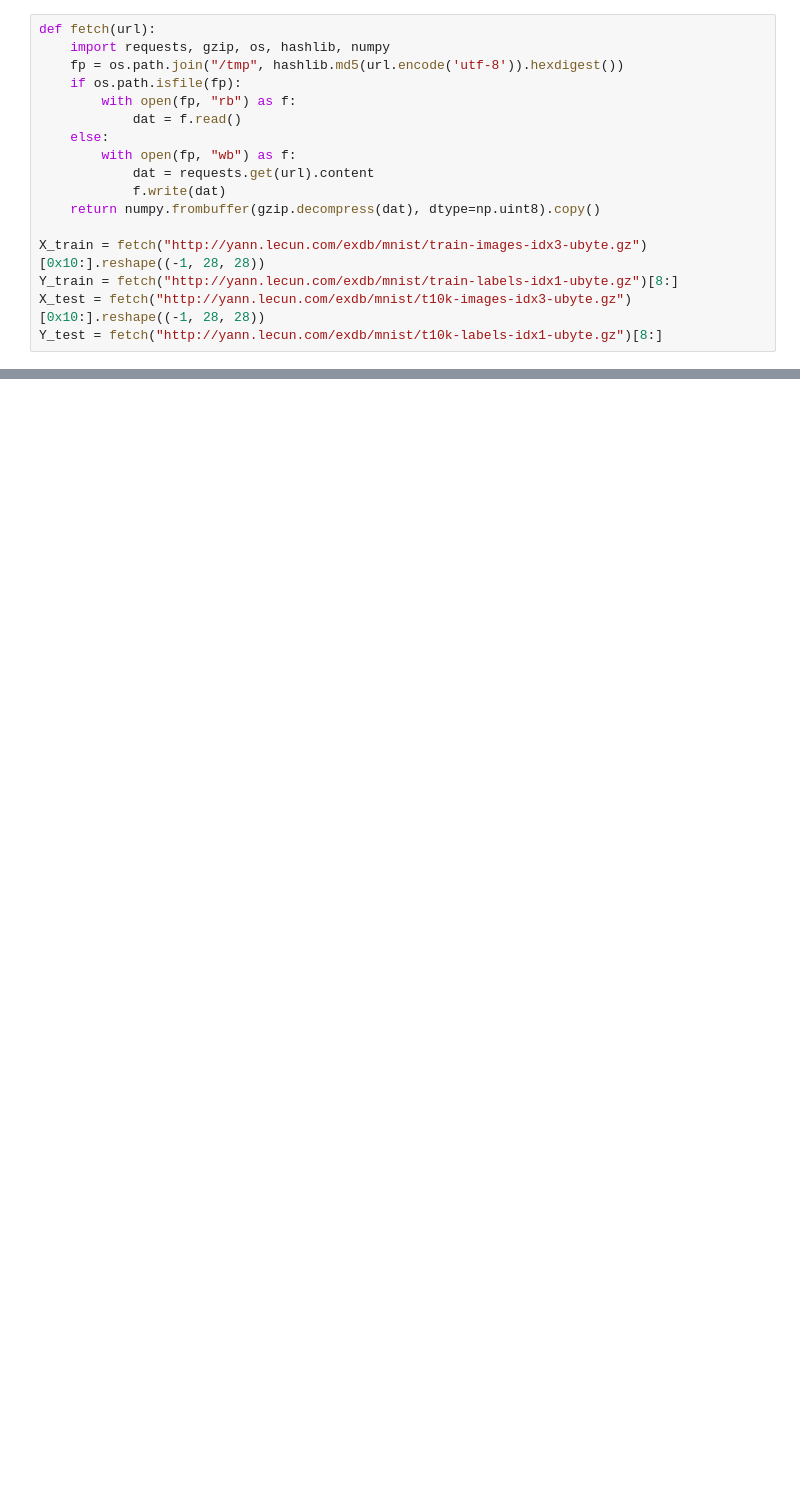
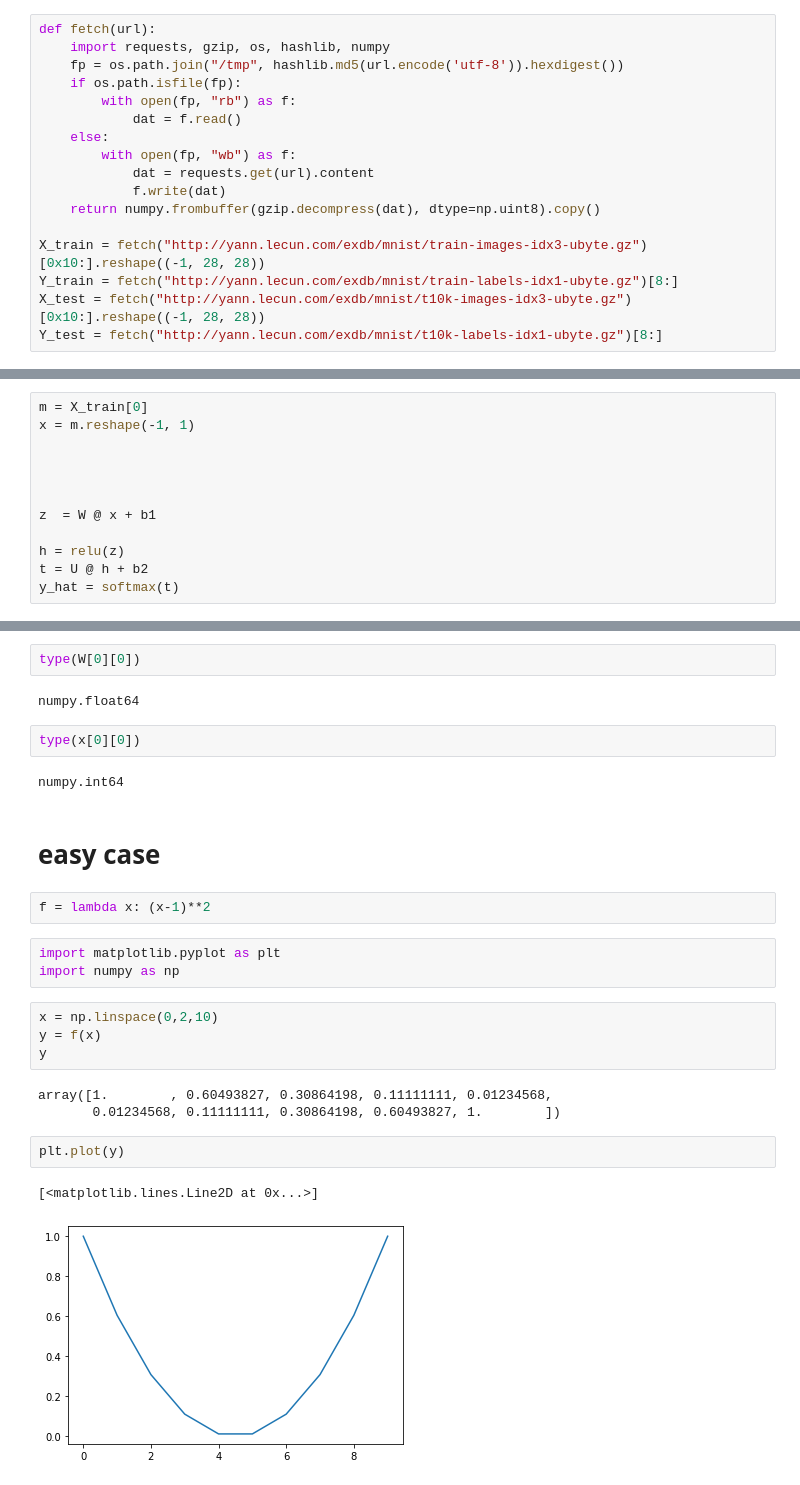
Before and after one commit to 8const/numpy_mnist, a Jupyter notebook: model.ipynb, the cells around one changed output, grey strips where cells are left out. Saved outputs shown, nothing was run; the diff lists cells and outputs as text; blank space fills up the shorter version.

```diff
--- a/model.ipynb
+++ b/model.ipynb
@@ -77,0 +234,12 @@ Y_test = fetch("http://yann.lecun.com/exdb/mnist/t10k-labels-idx1-ubyte.gz")[8:]
+# %%
+m = X_train[0]
+x = m.reshape(-1, 1)
+
+
+
+
+z  = W @ x + b1
+
+h = relu(z)
+t = U @ h + b2
+y_hat = softmax(t)
@@ -77,0 +260,27 @@ Y_test = fetch("http://yann.lecun.com/exdb/mnist/t10k-labels-idx1-ubyte.gz")[8:]
+# %%
+type(W[0][0])
+# %% [output]
+numpy.float64
+# %%
+type(x[0][0])
+# %% [output]
+numpy.int64
+# %% [markdown]
+# easy case
+# %%
+f = lambda x: (x-1)**2
+# %%
+import matplotlib.pyplot as plt
+import numpy as np
+# %%
+x = np.linspace(0,2,10)
+y = f(x)
+y
+# %% [output]
+array([1.        , 0.60493827, 0.30864198, 0.11111111, 0.01234568,
+       0.01234568, 0.11111111, 0.30864198, 0.60493827, 1.        ])
+# %%
+plt.plot(y)
+# %% [output]
+[<matplotlib.lines.Line2D at 0x...>]
+[figure, added]
```
Also changed, not shown: parts of 21 cells of this notebook.
